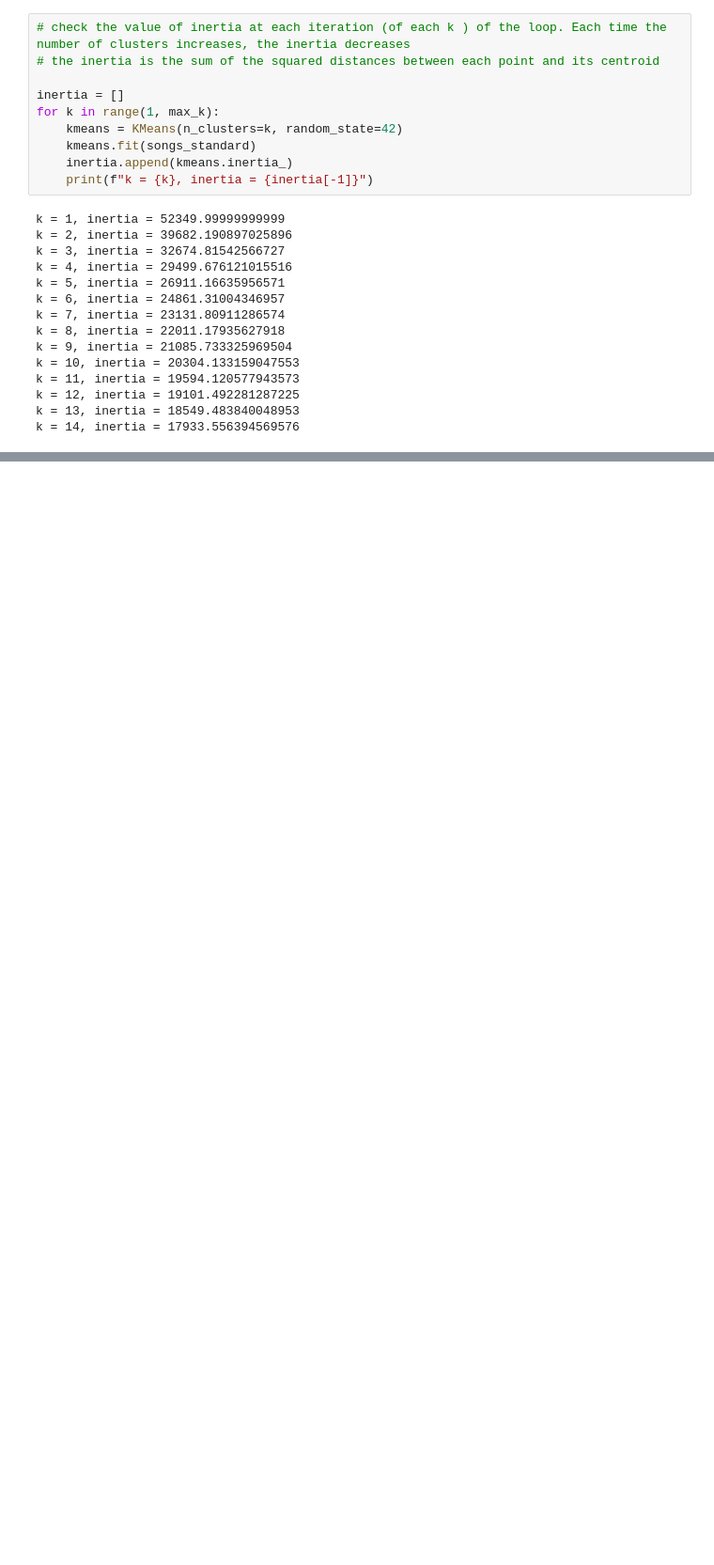
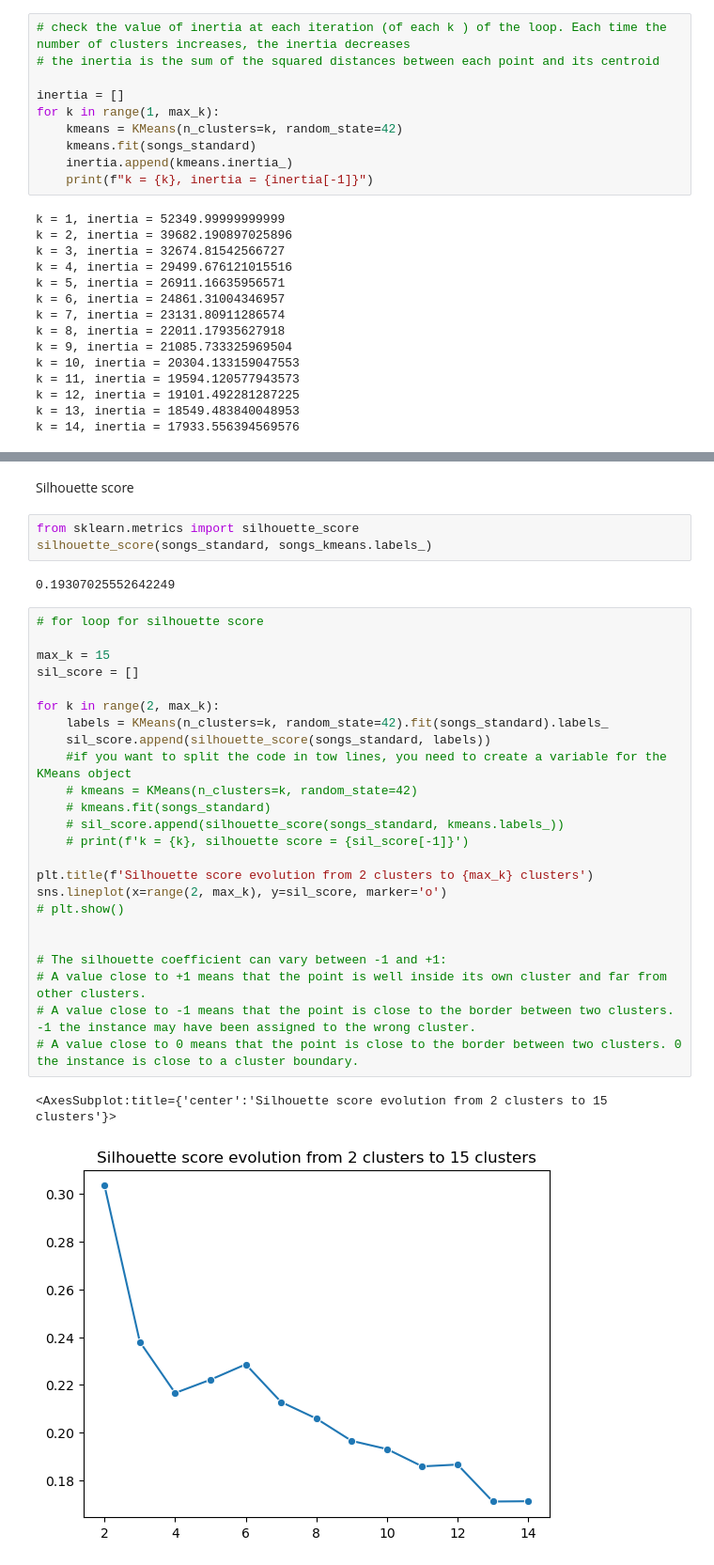
Before and after one commit to Joldon/unsupevised_ML, a Jupyter notebook: compute_distances_5000_songs.ipynb, the cells around one changed output, grey strips where cells are left out. Shown at 94% size. Saved outputs shown, nothing was run; the diff lists cells and outputs as text; blank space fills up the shorter version.

Commit message:
visualization with knives charts

```diff
--- a/compute_distances_5000_songs.ipynb
+++ b/compute_distances_5000_songs.ipynb
@@ -377,3 +352,37 @@ plt.ylabel('Inertia')
 plt.show()
 # %% [output]
 [figure]
+# %% [markdown]
+Silhouette score
+# %%
+from sklearn.metrics import silhouette_score
+silhouette_score(songs_standard, songs_kmeans.labels_)
+# %% [output]
+0.19307025552642249
+# %%
+# for loop for silhouette score
+
+max_k = 15
+sil_score = []
+
+for k in range(2, max_k):
+    labels = KMeans(n_clusters=k, random_state=42).fit(songs_standard).labels_
+    sil_score.append(silhouette_score(songs_standard, labels))
+    #if you want to split the code in tow lines, you need to create a variable for the KMeans object
+    # kmeans = KMeans(n_clusters=k, random_state=42)
+    # kmeans.fit(songs_standard)
+    # sil_score.append(silhouette_score(songs_standard, kmeans.labels_))
+    # print(f'k = {k}, silhouette score = {sil_score[-1]}')
+
+plt.title(f'Silhouette score evolution from 2 clusters to {max_k} clusters')
+sns.lineplot(x=range(2, max_k), y=sil_score, marker='o')
+# plt.show()
+
+
+# The silhouette coefficient can vary between -1 and +1:
+# A value close to +1 means that the point is well inside its own cluster and far from other clusters.
+# A value close to -1 means that the point is close to the border between two clusters.  -1 the instance may have been assigned to the wrong cluster.
+# A value close to 0 means that the point is close to the border between two clusters. 0 the instance is close to a cluster boundary.
+# %% [output]
+<AxesSubplot:title={'center':'Silhouette score evolution from 2 clusters to 15 clusters'}>
+[figure, added]
```
Also changed, not shown: parts of 4 cells of this notebook.
